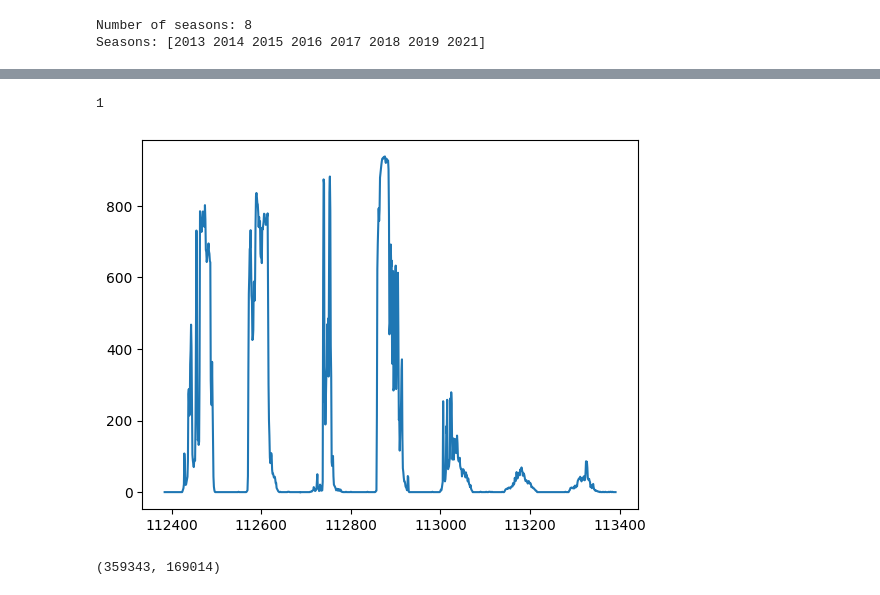
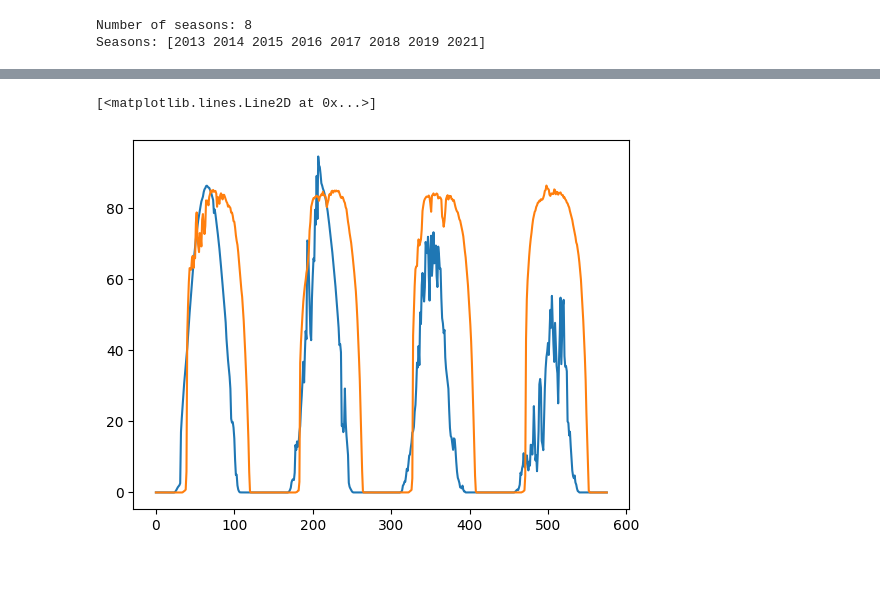
Before and after one commit to Claudio-zb/RL_WEF_MS, a Jupyter notebook: calan_dataset.ipynb, the cells around one changed output, grey strips where cells are left out. Saved outputs shown, nothing was run; the diff lists cells and outputs as text; code cells hidden in the pictures.

```diff
--- a/calan_dataset.ipynb
+++ b/calan_dataset.ipynb
@@ -6,2 +36,4 @@ import plotly.express as px
 # %%
 df = pd.read_csv("environments/Data/EMS/CCALAN.csv")
+df = df.ffill()
+#df = df.ffill()
@@ -8,5 +53,5 @@ df = pd.read_csv("environments/Data/EMS/CCALAN.csv")
 # %%
-def get_sept_to_jan(df):
+def get_sept_to_jan(df:pd.DataFrame):
     # Convert the date column to datetime
     df = df.copy()
     df['Fecha Hora (YYYY-MM-DD HH:MM)'] = pd.to_datetime(df['Fecha Hora (YYYY-MM-DD HH:MM)'])
@@ -14,7 +59,8 @@ def get_sept_to_jan(df):
     months = df['Fecha Hora (YYYY-MM-DD HH:MM)'].dt.month
     # September (9) to January (1), including both
     mask = (months >= 9) | (months <= 1)
-    return df[mask]
+    df = df[mask]
+    return df
 
 df_sept_to_jan = get_sept_to_jan(df)
 
@@ -42,7 +88,7 @@ def select_season(df, season):
     return df[df['season'] == season]
 
 # Example usage:
-# df_season_2015 = select_season(df_sept_to_jan, 2015)
+df_season_2013 = select_season(df_sept_to_jan, 2013)
 # %% [output]
 Number of seasons: 8
 Seasons: [2013 2014 2015 2016 2017 2018 2019 2021]
@@ -59,6 +98,26 @@ plt.plot(df_season_2015["Radiación Directa Normal (estimado) [mean,W/m2]"].valu
-# %%
-len(plt.plot(df_season_2015["Radiación Directa Normal (estimado) [mean,W/m2]"][144*28:144*5+144*30]))
-# %% [output]
-1
-[figure, removed]
+# %%
+year = np.random.randint(2013,2019) # select a random year from [0,7]
+n_days = 150
+s_day_1 = np.random.randint(0,n_days)
+s_day_2 = np.random.randint(0,n_days)
+
+data = select_season(df_sept_to_jan, year)
+rad_1 = data["Radiación Directa Normal (estimado) [mean,W/m2]"][s_day_1*144:s_day_1*144+144*4].values
+rad_2 = data["Radiación Directa Normal (estimado) [mean,W/m2]"][s_day_2*144:s_day_2*144+144*4].values
+
+temp_1 = data["Temperatura [mean,C]"][s_day_1*144:s_day_1*144+144*4].values
+temp_2 = data["Temperatura [mean,C]"][s_day_2*144:s_day_2*144+144*4].values
+alpha = np.random.rand()*0.2
+
+rad = rad_1*alpha + rad_2*(1-alpha)
+temp = temp_1*alpha + temp_2*(1-alpha)
+
+p_pv = solar_power(rad, temp)
+
+t = np.arange(144*4)
+plt.plot(solar_power(get_rad(), get_temperatura())[0:144*4])
+plt.plot(p_pv)
+# %% [output]
+[<matplotlib.lines.Line2D at 0x...>]
+[figure, added]
 # %%
@@ -66,4 +124,0 @@ from environments.utils.funcionesEMS import *
-# %%
-len(df), len(df_sept_to_jan)
-# %% [output]
-(359343, 169014)
```
Also changed, not shown: parts of 16 cells of this notebook, 14 other files.
